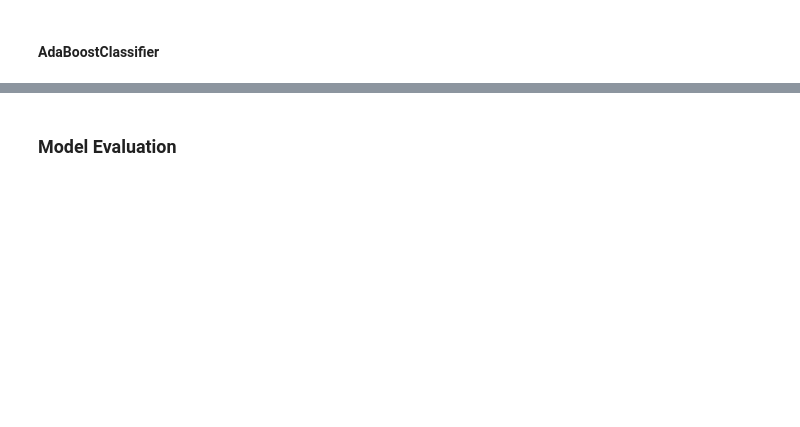
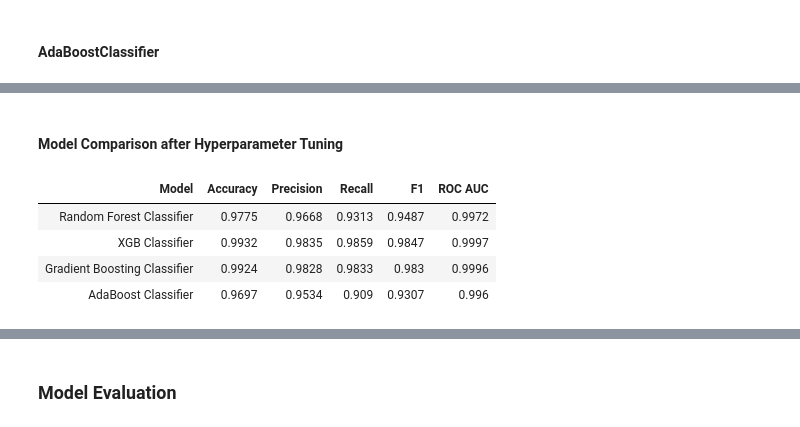
Before and after one commit to ahirsch-github/flight-price-prediction, a Jupyter notebook: flight_price_prediction_2_0.ipynb, the cells around one changed output, grey strips where cells are left out. Cells and saved outputs as stored; diff of their text form; code cells hidden in the pictures; blank space fills up the shorter version.

```diff
--- a/flight_price_prediction_2_0.ipynb
+++ b/flight_price_prediction_2_0.ipynb
@@ -2169,0 +2244,19 @@ optimizer.maximize(n_iter=20, init_points=10)
+# %% [markdown]
+#### Model Comparison after Hyperparameter Tuning ####
+# %%
+# print the mean of the cv scores in a table
+table_optimized_scores_cv = PrettyTable()
+table_optimized_scores_cv.field_names = ['Model', 'Accuracy', 'Precision', 'Recall', 'F1', 'ROC AUC']
+
+table_optimized_scores_cv.add_row(['Random Forest Classifier', round(rfc_optimized_scores_cv['test_acc'].mean(), 4), round(rfc_optimized_scores_cv['test_prec'].mean(), 4), round(rfc_optimized_scores_cv['test_rec'].mean(), 4), round(rfc_optimized_scores_cv['test_f1'].mean(), 4), round(rfc_optimized_scores_cv['test_roc'].mean(), 4)])
+table_optimized_scores_cv.add_row(['XGB Classifier', round(xgb_optimized_scores_cv['test_acc'].mean(), 4), round(xgb_optimized_scores_cv['test_prec'].mean(), 4), round(xgb_optimized_scores_cv['test_rec'].mean(), 4), round(xgb_optimized_scores_cv['test_f1'].mean(), 4), round(xgb_optimized_scores_cv['test_roc'].mean(), 4)])
+table_optimized_scores_cv.add_row(['Gradient Boosting Classifier', round(gbc_optimized_scores_cv['test_acc'].mean(), 4), round(gbc_optimized_scores_cv['test_prec'].mean(), 4), round(gbc_optimized_scores_cv['test_rec'].mean(), 4), round(gbc_optimized_scores_cv['test_f1'].mean(), 4), round(gbc_optimized_scores_cv['test_roc'].mean(), 4)])
+table_optimized_scores_cv.add_row(['AdaBoost Classifier', round(abc_optimized_scores_cv['test_acc'].mean(), 4), round(abc_optimized_scores_cv['test_prec'].mean(), 4), round(abc_optimized_scores_cv['test_rec'].mean(), 4), round(abc_optimized_scores_cv['test_f1'].mean(), 4), round(abc_optimized_scores_cv['test_roc'].mean(), 4)])
+
+table_optimized_scores_cv
+# %% [output]
+| Model | Accuracy | Precision | Recall | F1 | ROC AUC |
+| Random Forest Classifier | 0.9775 | 0.9668 | 0.9313 | 0.9487 | 0.9972 |
+| XGB Classifier | 0.9932 | 0.9835 | 0.9859 | 0.9847 | 0.9997 |
+| Gradient Boosting Classifier | 0.9924 | 0.9828 | 0.9833 | 0.983 | 0.9996 |
+| AdaBoost Classifier | 0.9697 | 0.9534 | 0.909 | 0.9307 | 0.996 |
```
Also changed, not shown: parts of 14 cells of this notebook.
